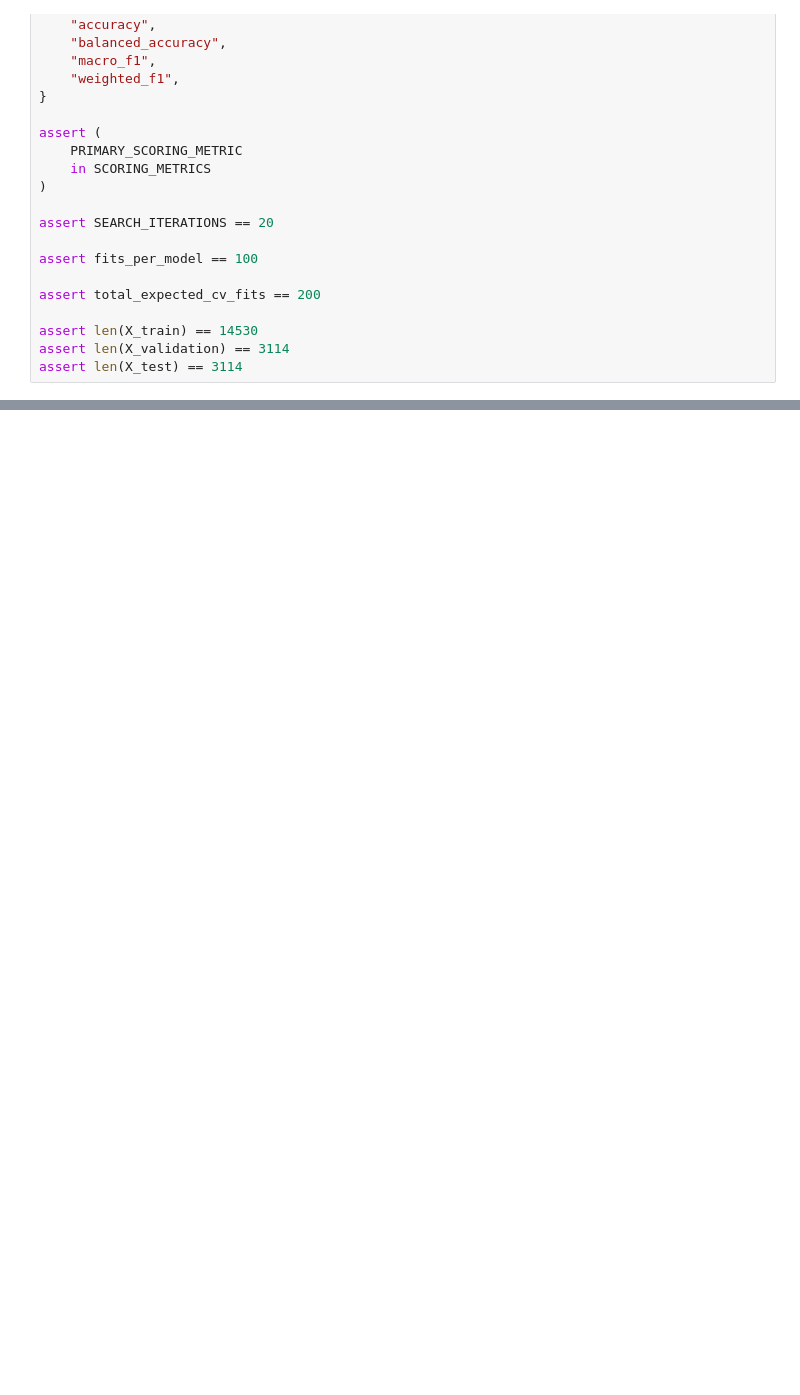
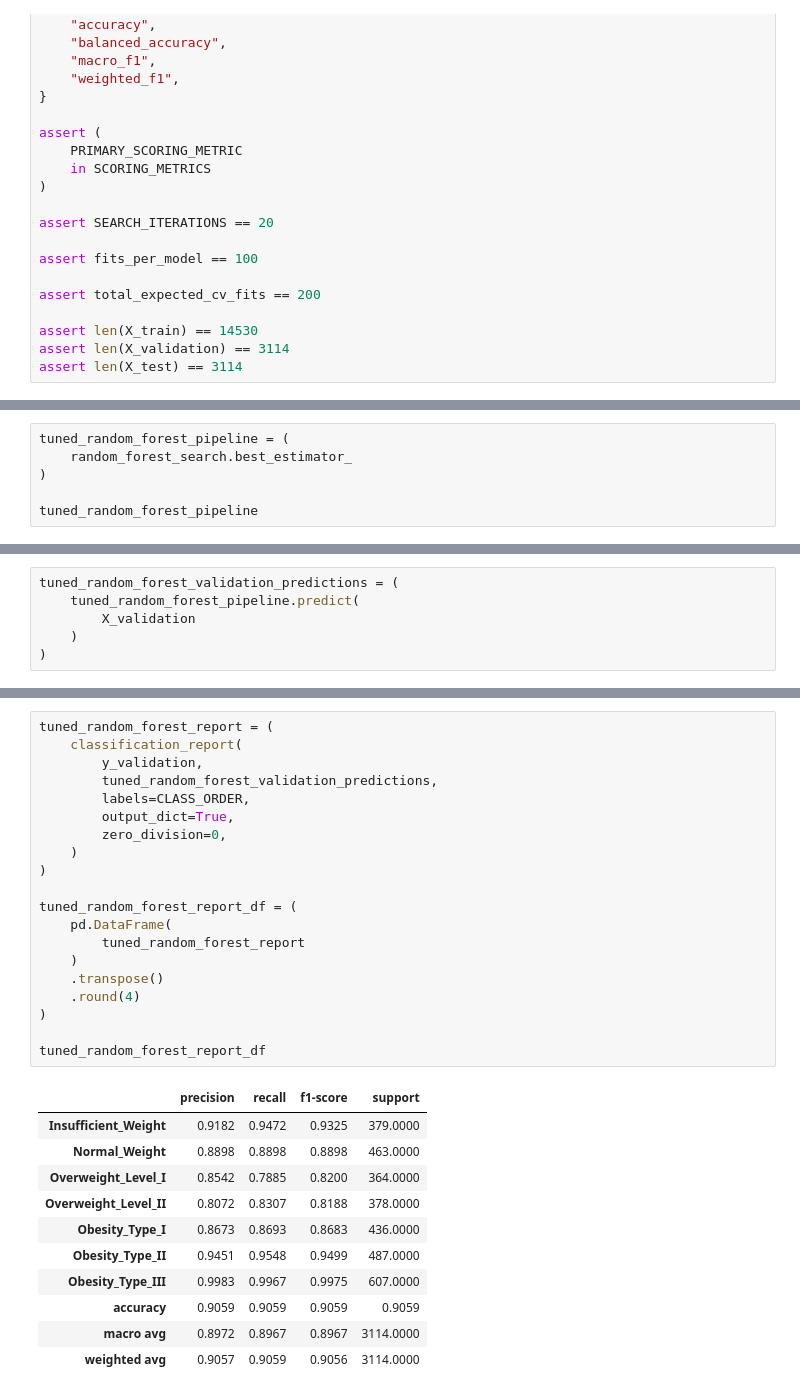
Before and after one commit to SMCodeX7/Obesity-Risk-Intelligence-System, a Jupyter notebook: notebooks/05_model_tuning.ipynb, the cells around one changed output, grey strips where cells are left out. Saved outputs shown, nothing was run; the diff lists cells and outputs as text; blank space fills up the shorter version.

```diff
--- a/notebooks/05_model_tuning.ipynb
+++ b/notebooks/05_model_tuning.ipynb
@@ -811,0 +1037,6 @@ assert len(X_test) == 3114
+# %%
+tuned_random_forest_pipeline = (
+    random_forest_search.best_estimator_
+)
+
+tuned_random_forest_pipeline
@@ -811,0 +1193,6 @@ assert len(X_test) == 3114
+# %%
+tuned_random_forest_validation_predictions = (
+    tuned_random_forest_pipeline.predict(
+        X_validation
+    )
+)
@@ -811,0 +1300,32 @@ assert len(X_test) == 3114
+# %%
+tuned_random_forest_report = (
+    classification_report(
+        y_validation,
+        tuned_random_forest_validation_predictions,
+        labels=CLASS_ORDER,
+        output_dict=True,
+        zero_division=0,
+    )
+)
+
+tuned_random_forest_report_df = (
+    pd.DataFrame(
+        tuned_random_forest_report
+    )
+    .transpose()
+    .round(4)
+)
+
+tuned_random_forest_report_df
+# %% [output]
+|  | precision | recall | f1-score | support |
+| Insufficient_Weight | 0.9182 | 0.9472 | 0.9325 | 379.0000 |
+| Normal_Weight | 0.8898 | 0.8898 | 0.8898 | 463.0000 |
+| Overweight_Level_I | 0.8542 | 0.7885 | 0.8200 | 364.0000 |
+| Overweight_Level_II | 0.8072 | 0.8307 | 0.8188 | 378.0000 |
+| Obesity_Type_I | 0.8673 | 0.8693 | 0.8683 | 436.0000 |
+| Obesity_Type_II | 0.9451 | 0.9548 | 0.9499 | 487.0000 |
+| Obesity_Type_III | 0.9983 | 0.9967 | 0.9975 | 607.0000 |
+| accuracy | 0.9059 | 0.9059 | 0.9059 | 0.9059 |
+| macro avg | 0.8972 | 0.8967 | 0.8967 | 3114.0000 |
+| weighted avg | 0.9057 | 0.9059 | 0.9056 | 3114.0000 |
```
Also changed, not shown: parts of 20 cells of this notebook, 1 other file.
